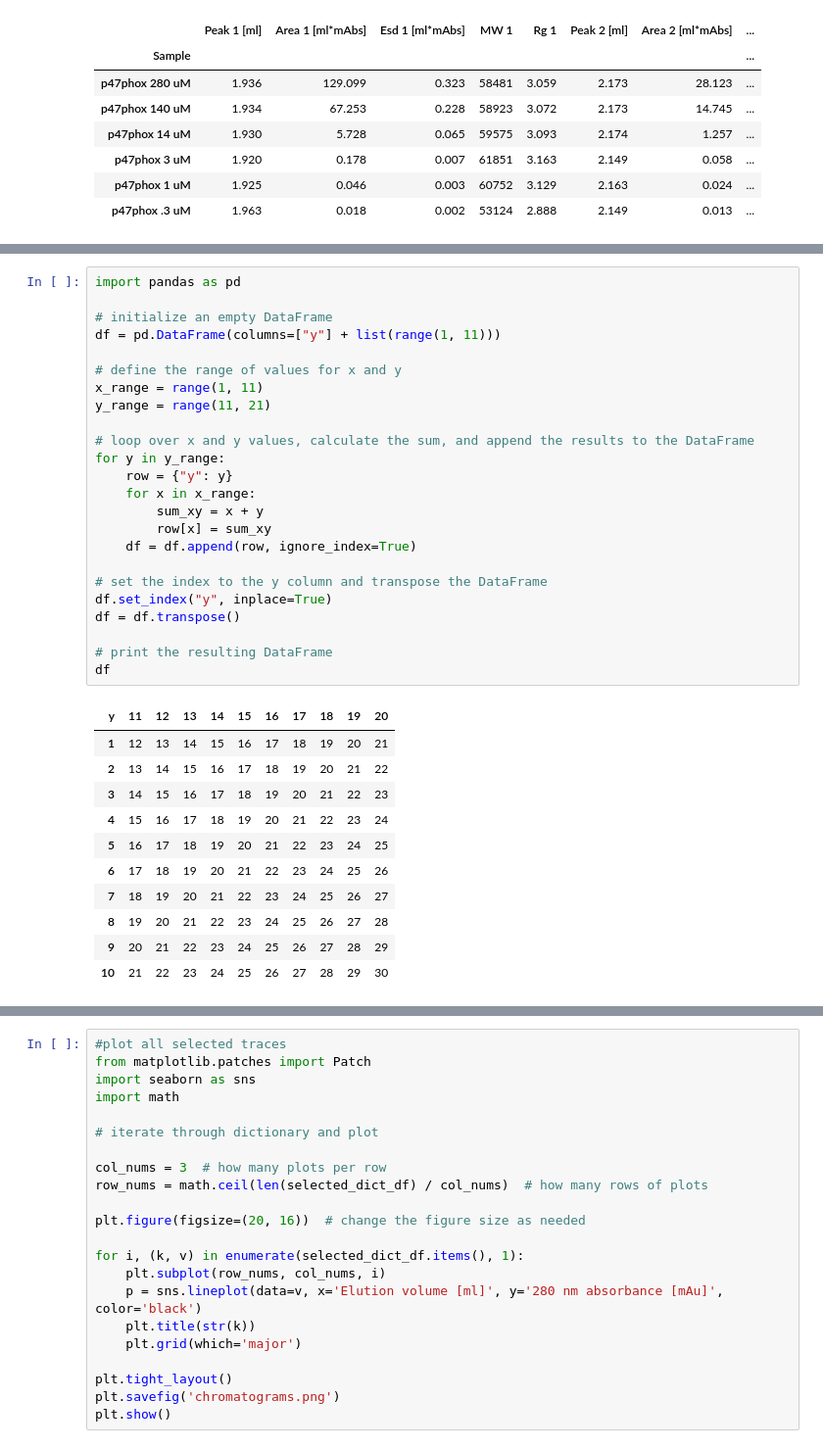
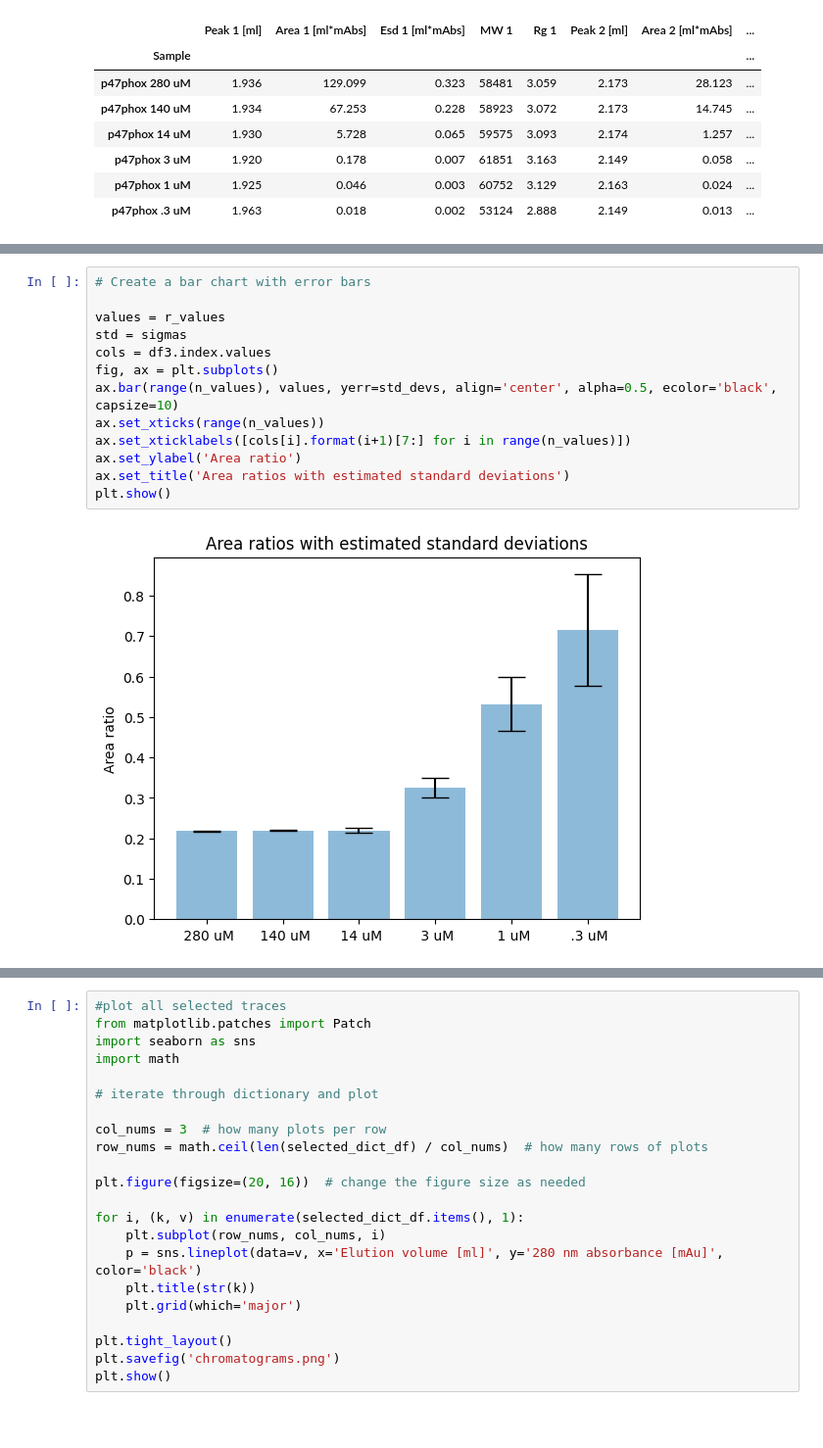
Before and after one commit to MichaelGajhede/SEC_analysis, a Jupyter notebook: SEC_fig.ipynb, the cells around one changed output, grey strips where cells are left out. Shown at 98% size. Saved outputs shown, nothing was run; the diff lists cells and outputs as text; blank space fills up the shorter version.

```diff
--- a/SEC_fig.ipynb
+++ b/SEC_fig.ipynb
@@ -762,36 +622,15 @@ df_zeta.transpose()
-# %%
-import pandas as pd
-
-# initialize an empty DataFrame
-df = pd.DataFrame(columns=["y"] + list(range(1, 11)))
-
-# define the range of values for x and y
-x_range = range(1, 11)
-y_range = range(11, 21)
-
-# loop over x and y values, calculate the sum, and append the results to the DataFrame
-for y in y_range:
-    row = {"y": y}
-    for x in x_range:
-        sum_xy = x + y
-        row[x] = sum_xy
-    df = df.append(row, ignore_index=True)
-
-# set the index to the y column and transpose the DataFrame
-df.set_index("y", inplace=True)
-df = df.transpose()
-
-# print the resulting DataFrame
-df
-# %% [output]
-| y | 11 | 12 | 13 | 14 | 15 | 16 | 17 | 18 | 19 | 20 |
-| 1 | 12 | 13 | 14 | 15 | 16 | 17 | 18 | 19 | 20 | 21 |
-| 2 | 13 | 14 | 15 | 16 | 17 | 18 | 19 | 20 | 21 | 22 |
-| 3 | 14 | 15 | 16 | 17 | 18 | 19 | 20 | 21 | 22 | 23 |
-| 4 | 15 | 16 | 17 | 18 | 19 | 20 | 21 | 22 | 23 | 24 |
-| 5 | 16 | 17 | 18 | 19 | 20 | 21 | 22 | 23 | 24 | 25 |
-| 6 | 17 | 18 | 19 | 20 | 21 | 22 | 23 | 24 | 25 | 26 |
-| 7 | 18 | 19 | 20 | 21 | 22 | 23 | 24 | 25 | 26 | 27 |
-| 8 | 19 | 20 | 21 | 22 | 23 | 24 | 25 | 26 | 27 | 28 |
-| 9 | 20 | 21 | 22 | 23 | 24 | 25 | 26 | 27 | 28 | 29 |
-| 10 | 21 | 22 | 23 | 24 | 25 | 26 | 27 | 28 | 29 | 30 |
+# %%
+# Create a bar chart with error bars
+
+values = r_values
+std = sigmas
+cols = df3.index.values
+fig, ax = plt.subplots()
+ax.bar(range(n_values), values, yerr=std_devs, align='center', alpha=0.5, ecolor='black', capsize=10)
+ax.set_xticks(range(n_values))
+ax.set_xticklabels([cols[i].format(i+1)[7:] for i in range(n_values)])
+ax.set_ylabel('Area ratio')
+ax.set_title('Area ratios with estimated standard deviations')
+plt.show()
+# %% [output]
+[figure, added]
```
Also changed, not shown: parts of 10 cells of this notebook.
